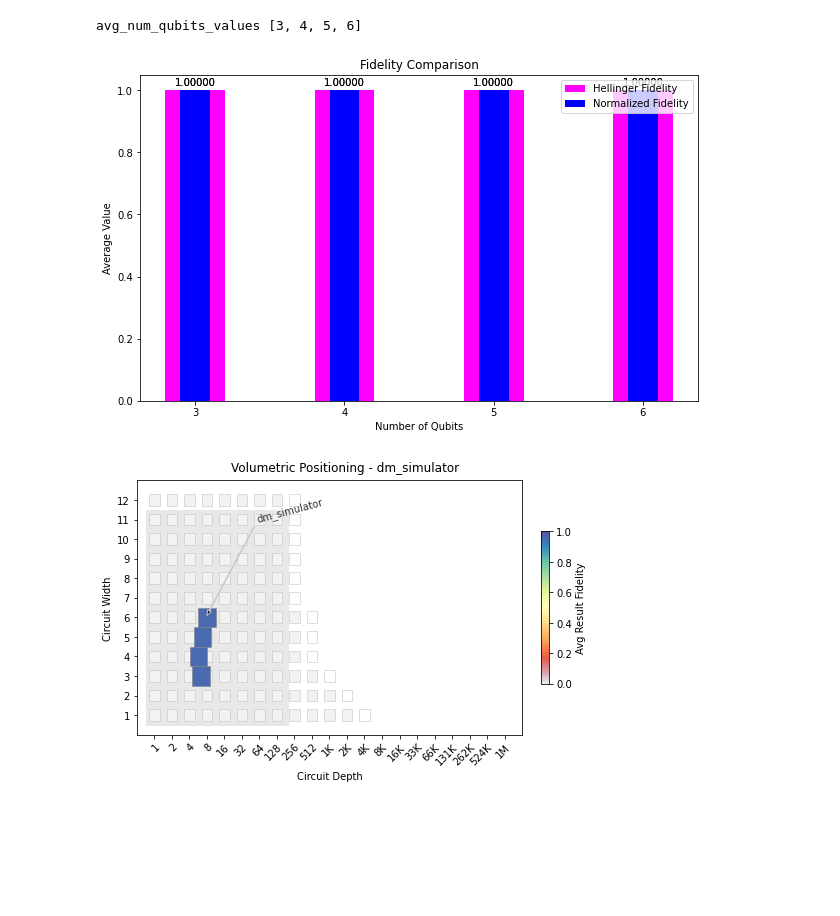
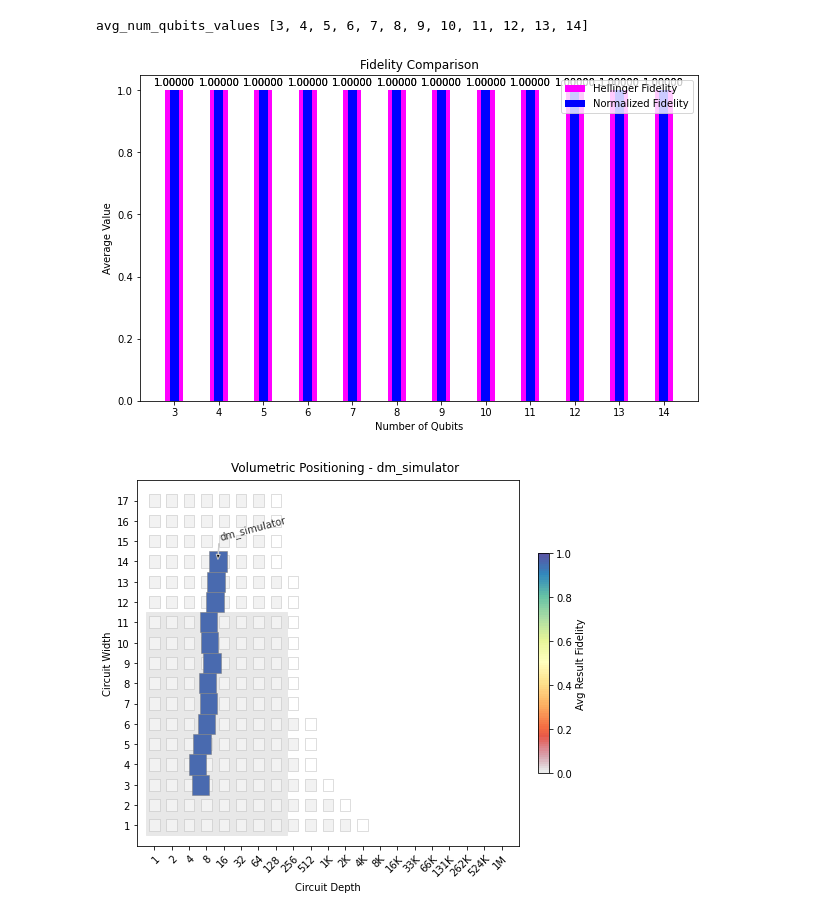
Before and after one commit to PavanCyborg/QSIM_Benchmark_Implementation, a Jupyter notebook: Tutorial/Bernstein-Vazirani/bv_benchmark.ipynb, the cells around one changed output. Cells and saved outputs as stored; diff of their text form; code cells hidden in the pictures; blank space fills up the shorter version.

```diff
--- a/Tutorial/Bernstein-Vazirani/bv_benchmark.ipynb
+++ b/Tutorial/Bernstein-Vazirani/bv_benchmark.ipynb
@@ -899,7 +899,7 @@ def plot_volumetric_background(max_qubits=11, QV=32, depth_base=2, suptitle=None
 
 backend = BasicAer.get_backend('dm_simulator')
 # Execute program with default parameters
-def run (min_qubits=3, max_qubits=6, skip_qubits=1, max_circuits=3, num_shots=100, method=1, input_value=None):
+def run (min_qubits=3, max_qubits=14, skip_qubits=1, max_circuits=3, num_shots=100, method=1, input_value=None):
     global max_ckts
     max_ckts = max_circuits
 
@@ -1120,3 +1120,3 @@ avg_creation_times=[0.00045259793599446613, 0.00041524569193522137, 0.0003468195
-avg_num_qubits_values [3, 4, 5, 6]
+avg_num_qubits_values [3, 4, 5, 6, 7, 8, 9, 10, 11, 12, 13, 14]
-[figure, old version]
+[figure, new version]
-[figure, old version]
+[figure, new version]
```
Also changed, not shown: parts of 1 cell of this notebook, 2 other files.
